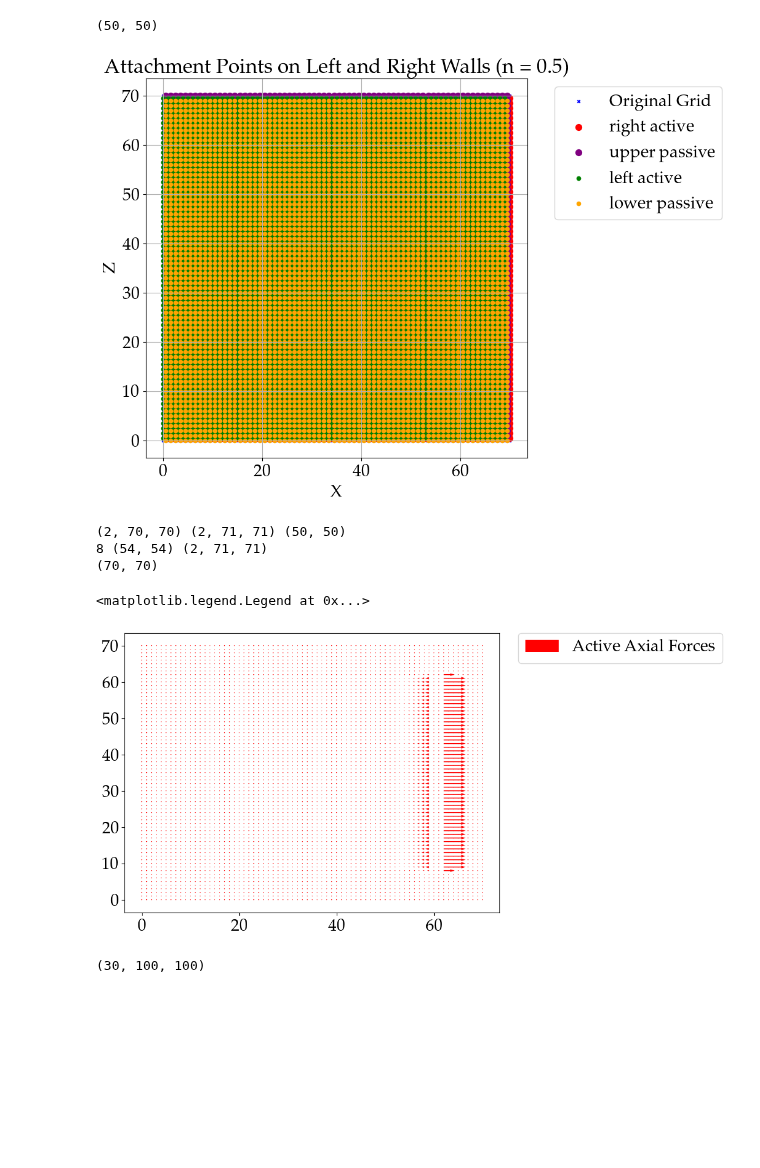
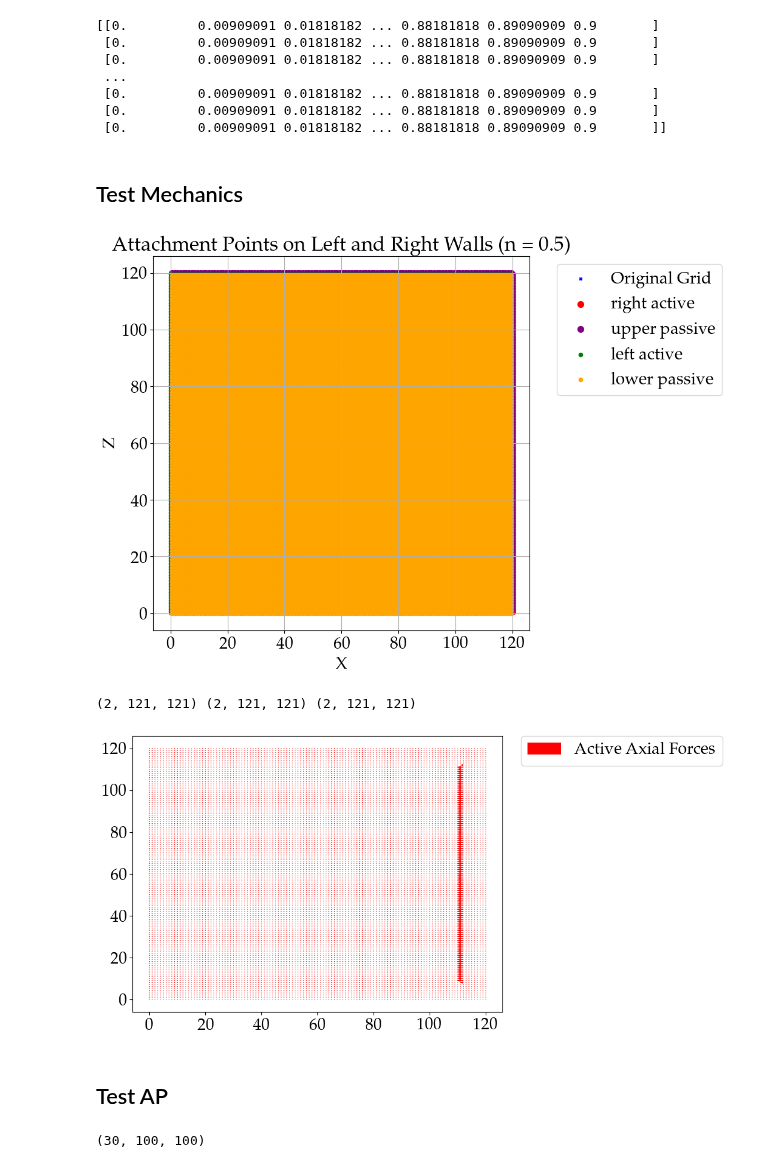
Before and after one commit to LukasBremer/SMM_AdODE_2D, a Jupyter notebook: adode_cluster/SpringMassModel/MSD.ipynb, the cells around one changed output. Saved outputs shown, nothing was run; the diff lists cells and outputs as text; code cells hidden in the pictures; blank space fills up the shorter version.

Commit message:
safety commit, start to add force to the edges

```diff
--- a/adode_cluster/SpringMassModel/APModel.ipynb
+++ b/adode_cluster/SpringMassModel/MSD.ipynb
@@ -93,7 +93,6 @@ def force_field_active(xy_grid,T,par):
     attachment_right, attachment_left = interpolate_active(xy_grid, par['n'])
     x_cm = center_of_mass_neighbors(xy_grid)
 
-    print(x_cm.shape,xy_grid.shape,T.shape)
     #all distances point to the center of mass points
     d_act_right_to_bottom = distance_axial(x_cm, attachment_right)
     d_act_right_to_bottom = jnp.pad(d_act_right_to_bottom, ((0, 0), (0, 1), (1, 0)))
@@ -109,7 +108,7 @@ def force_field_active(xy_grid,T,par):
     k_active = jnp.full(xy_grid.shape, par['k_active'])
     l_a = jnp.full(T_padded.shape, par['l_a'])
     n = par['n']
-    l_a_effective = l_a / (1-par['c_a']*T_padded)#shape (size+2pad, size+2pad)
+    l_a_effective = l_a / (1+par['c_a']*T_padded)#shape (size+2pad, size+2pad)
     # Compute the spring forces acting on the grid; division by zero on the edges gets nan --> zero out edges in the end
     force_right_to_bottom = -(1-n) * k_active*(jnp.pad(l_a_effective,((0, 0), (0, 1), (1, 0)))-jnp.linalg.norm(d_act_right_to_bottom,axis = 0)) * d_act_right_to_bottom/jnp.linalg.norm(d_act_right_to_bottom,axis = 0)
     force_right_to_top = -n * k_active*(jnp.pad(l_a_effective,((0, 0), (1, 0), (1, 0))) -jnp.linalg.norm(d_act_right_to_top,axis = 0)) * d_act_right_to_top/jnp.linalg.norm(d_act_right_to_top,axis = 0)
@@ -214,14 +213,12 @@ def enforce_T_and_pad(T, xy_grid):
     # Calculate the padding based on the difference between T size and xy_grid size
     # Assuming that xy_grid size should match the size of T, the padding calculation becomes simpler
     pad = int((xy_grid.shape[1]-T_extended_tb.shape[0]) / 2 )  # Pad the extended grid equally on all sides
-    print(pad,T_extended_tb.shape,xy_grid.shape)
     # Pad the extended grid equally on all sides
     T_padded = jnp.pad(T_extended_tb, ((pad, pad), (pad, pad)), mode="constant", constant_values=0)
-    print(T_padded.shape)
     return jnp.reshape(T_padded, (1,T_padded.shape[0], T_padded.shape[1]))
 # %%
 # Create a 100x100 grid of x and z coordinates
-size = 50
+size = 100
 pad = 10
 size_mech = size + 2*pad +1
 x_vals = np.linspace(0, size_mech-1,size_mech)
@@ -234,7 +231,7 @@ x_grid, z_grid = np.meshgrid(x_vals, z_vals)
 # x_grid[2,2]= x_grid[2,2]+.5
 
 T_grid= np.meshgrid(T_vals, T_vals)[0]
-print(T_grid.shape)
+print(T_grid)
 xy_grid = jnp.array([x_grid, z_grid])
 # xy_grid = xy_grid.at[0, 2, 2].set(xy_grid[0, 2, 2]+.4)
 # Parameters (spring constant and rest length)
@@ -249,58 +246,57 @@ par = {
     'l_g':1  # Example rest length (constant)
     }
 # %% [output]
-(50, 50)
+[[0.         0.00909091 0.01818182 ... 0.88181818 0.89090909 0.9       ]
+ [0.         0.00909091 0.01818182 ... 0.88181818 0.89090909 0.9       ]
+ [0.         0.00909091 0.01818182 ... 0.88181818 0.89090909 0.9       ]
+ ...
+ [0.         0.00909091 0.01818182 ... 0.88181818 0.89090909 0.9       ]
+ [0.         0.00909091 0.01818182 ... 0.88181818 0.89090909 0.9       ]
+ [0.         0.00909091 0.01818182 ... 0.88181818 0.89090909 0.9       ]]
+# %% [markdown]
+## Test Mechanics
 # %%
-
-
 # Get the attachment points on the left and right walls
 attachment_right, attachment_left = interpolate_active(xy_grid, par['n'])
 attachment_top, attachment_bottom = interpolate_passive(xy_grid, par['n'])
-
 # Plot a small fraction of the entire grid (for example, the top-left 20x20 section)
 fig, ax = plt.subplots(figsize=(8, 8))
-
 # Plot original grid points (blue)
 ax.scatter(xy_grid[0, :, :], xy_grid[1, :, :], color='blue', marker= 'x',label='Original Grid', s=10)
-
 # Plot attachment points on the right wall (red)
 ax.scatter(attachment_right[0, :, :], attachment_right[1, :, :], color='red', label='right active', s=50)
 ax.scatter(attachment_top[0, :, :], attachment_top[1, :, :], marker = 'o',color='purple', label='upper passive', s=50)
 # Plot attachment points on the left wall (green)
 ax.scatter(attachment_left[0, :, :], attachment_left[1, :, :], color='green', label='left active', s=20)
 ax.scatter(attachment_bottom[0, :, :], attachment_bottom[1, :, :], marker = 'o',color='orange', label='lower passive', s=20)
-
-
 # Set labels and title
 ax.set_title(f"Attachment Points on Left and Right Walls (n = {par['n']})")
 ax.set_xlabel("X")
 ax.set_ylabel("Z")
 ax.legend(bbox_to_anchor=(1.05, 1), loc='upper left')
 ax.grid(True)
-
 # Show plot
 plt.show()
 # %% [output]
-[figure, old version]
+[figure, new version]
 # %%
 # Run the force field calculation
 force_struct = force_field_struct(xy_grid, par)*5
-force_active = force_field_active(xy_grid, T_grid, par)*5
+force_active = force_field_active(xy_grid, T_grid, par)*50
 force_passive = force_field_passive(xy_grid, par)*200
-
 
 # Plot the force field using a quiver plot
 plt.figure(figsize=(8, 6))
 # plt.quiver(xy_grid[0, :, :], xy_grid[1, :, :], force_struct[0,:,:], force_struct[1,:,:], scale=10, color='blue', angles='xy', scale_units='xy',label = 'Structural Forces')
 plt.quiver(xy_grid[0, :, :], xy_grid[1, :, :], force_active[0, :, :], force_active[1, :, :], scale=10, color='red', angles='xy', scale_units='xy',label = 'Active Axial Forces')
 # plt.quiver(xy_grid[0, :, :], xy_grid[1, :, :], force_passive[0, :, :], force_passive[1, :, :], scale=10, color='green', angles='xy', scale_units='xy',label = 'Passive Axial Forces')
 plt.legend(bbox_to_anchor=(1.05, 1), loc='upper left', borderaxespad=0.)
+print(force_active.shape,force_passive.shape,force_struct.shape)
 # %% [output]
-(2, 70, 70) (2, 71, 71) (50, 50)
-8 (54, 54) (2, 71, 71)
-(70, 70)
+(2, 121, 121) (2, 121, 121) (2, 121, 121)
-<matplotlib.legend.Legend at 0x...>
-[figure, old version]
+[figure, new version]
+# %% [markdown]
+## Test AP
 # %%
 def define_AP(**kwargs_sys):
     # disc_x, disc_y = kwargs_sys['size'], kwargs_sys['size']
```
Also changed, not shown: 2 other files.
